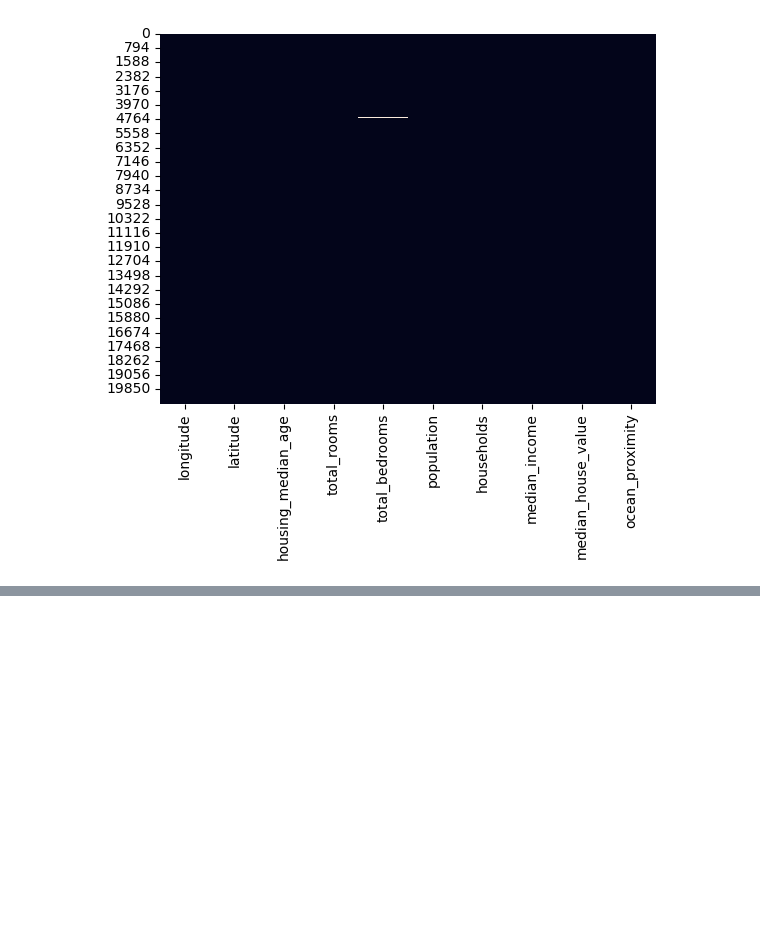
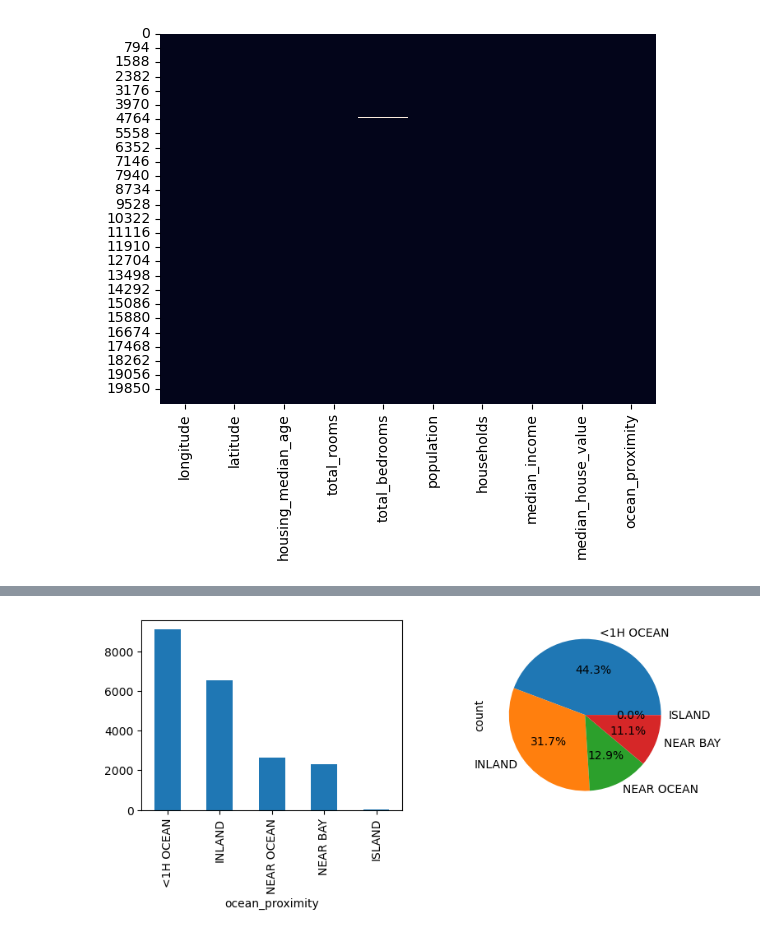
Before and after one commit to giacomoscanavini/data_science_notebooks, a Jupyter notebook: exploratory_data_analysis_01.ipynb, the cells around one changed output, grey strips where cells are left out. Saved outputs shown, nothing was run; the diff lists cells and outputs as text; code cells hidden in the pictures; blank space fills up the shorter version.

```diff
--- a/exploratory_data_analysis_01.ipynb
+++ b/exploratory_data_analysis_01.ipynb
@@ -169,0 +204,14 @@ df.drop_duplicates(subset=["column1", "column2"], inplace=True)
+# %%
+# Use InterQuartile Method
+Q1 = df["households"].quantile(0.25)
+Q3 = df["households"].quantile(0.75)
+IQR = Q3 - Q1
+lower_bound = Q1 - 1.5 * IQR
+upper_bound = Q3 + 1.5 * IQR
+
+outliers = df[
+    (df["households"] < lower_bound) |
+    (df["households"] > upper_bound)
+]
+
+outliers
@@ -169,0 +232,6 @@ df.drop_duplicates(subset=["column1", "column2"], inplace=True)
+# %%
+# Use z-score Method
+from scipy.stats import zscore
+df["z_score"] = zscore(df["households"].dropna())
+df["households_feature"] = df["z_score"] > 3
+df[df["households_feature"]]
@@ -169,0 +252,11 @@ df.drop_duplicates(subset=["column1", "column2"], inplace=True)
+# %%
+# Outliers can be simply kept
+
+# Outliers can be removed by filtering the dataframe
+df = df[(df["feature"] >= lower_bound) & (df["feature"] <= upper_bound)]
+
+# Outliers can be clipped to upper or lower values without the need to remove the row
+df["feature"] = df["feature"].clip(lower_bound, upper_bound)
+
+# Features with potential outliers can be transformed
+df["log_feature"] = np.log(df["feature"])
@@ -169,0 +286,7 @@ df.drop_duplicates(subset=["column1", "column2"], inplace=True)
+# %%
+fig, ax = plt.subplots(1, 2, figsize=(9, 3))
+df["ocean_proximity"].value_counts().plot(kind="bar", ax=ax[0])
+df["ocean_proximity"].value_counts().plot(kind="pie", autopct="%1.1f%%", ax=ax[1])
+plt.show()
+# %% [output]
+[figure, added]
```
Also changed, not shown: parts of 25 cells of this notebook.
